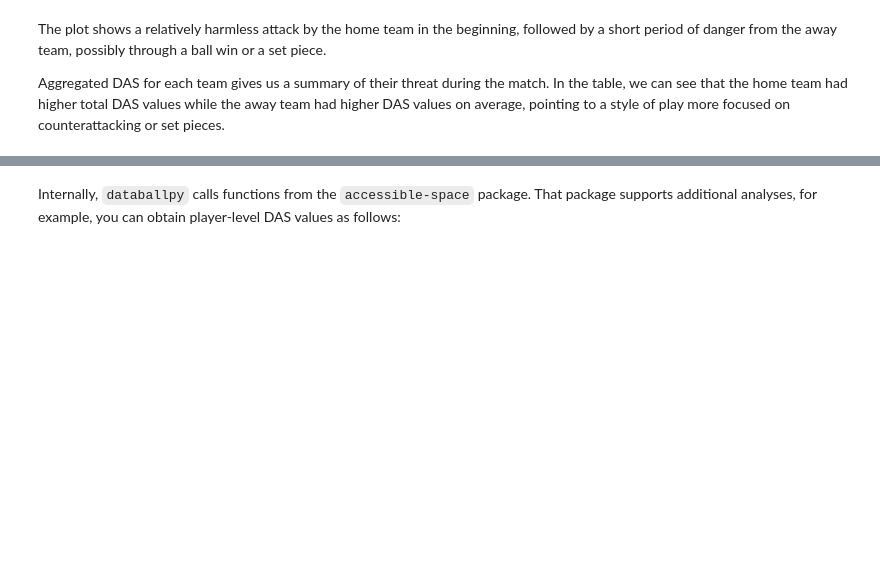
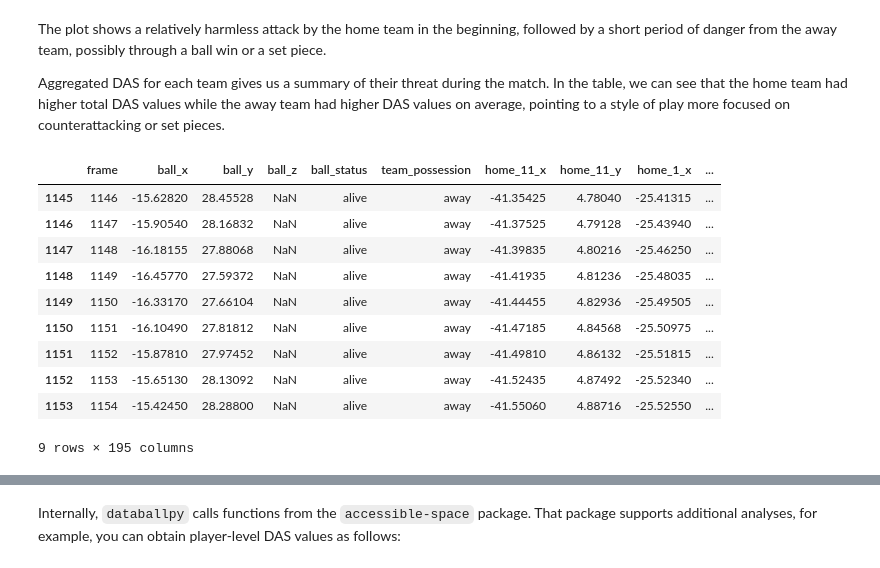
Before and after one commit to Alek050/databallpy, a Jupyter notebook: docs/features/dangerous_accessible_space.ipynb, the cells around one changed output, grey strips where cells are left out. Cells and saved outputs as stored; diff of their text form; code cells hidden in the pictures; blank space fills up the shorter version.

```diff
--- a/docs/features/dangerous_accessible_space.ipynb
+++ b/docs/features/dangerous_accessible_space.ipynb
@@ -89,4 +112,18 @@ plt.show()
 The plot shows a relatively harmless attack by the home team in the beginning, followed by a short period of danger from the away team, possibly through a ball win or a set piece.
 
 Aggregated DAS for each team gives us a summary of their threat during the match. In the table, we can see that the home team had higher total DAS values while the away team had higher DAS values on average, pointing to a style of play more focused on counterattacking or set pieces.
+# %%
+dfx[dfx["dangerous_accessible_space"] > 1.5]
+# %% [output]
+|  | frame | ball_x | ball_y | ball_z | ball_status | team_possession | home_11_x | home_11_y | home_1_x | ... |
+| 1145 | 1146 | -15.62820 | 28.45528 | NaN | alive | away | -41.35425 | 4.78040 | -25.41315 | ... |
+| 1146 | 1147 | -15.90540 | 28.16832 | NaN | alive | away | -41.37525 | 4.79128 | -25.43940 | ... |
+| 1147 | 1148 | -16.18155 | 27.88068 | NaN | alive | away | -41.39835 | 4.80216 | -25.46250 | ... |
+| 1148 | 1149 | -16.45770 | 27.59372 | NaN | alive | away | -41.41935 | 4.81236 | -25.48035 | ... |
+| 1149 | 1150 | -16.33170 | 27.66104 | NaN | alive | away | -41.44455 | 4.82936 | -25.49505 | ... |
+| 1150 | 1151 | -16.10490 | 27.81812 | NaN | alive | away | -41.47185 | 4.84568 | -25.50975 | ... |
+| 1151 | 1152 | -15.87810 | 27.97452 | NaN | alive | away | -41.49810 | 4.86132 | -25.51815 | ... |
+| 1152 | 1153 | -15.65130 | 28.13092 | NaN | alive | away | -41.52435 | 4.87492 | -25.52340 | ... |
+| 1153 | 1154 | -15.42450 | 28.28800 | NaN | alive | away | -41.55060 | 4.88716 | -25.52550 | ... |
+9 rows × 195 columns
 # %%
```
Also changed, not shown: parts of 11 cells of this notebook, 17 other files.
